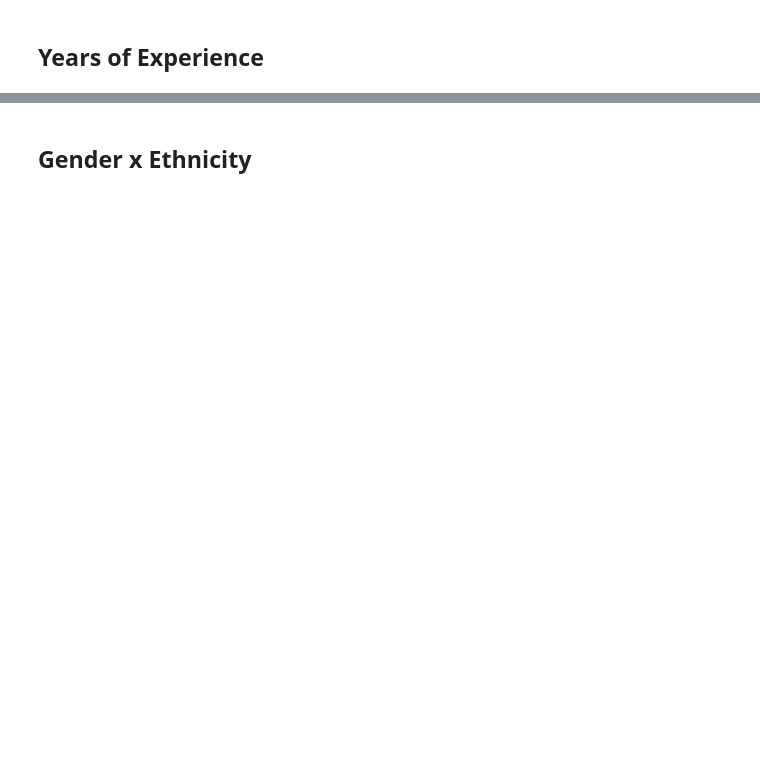
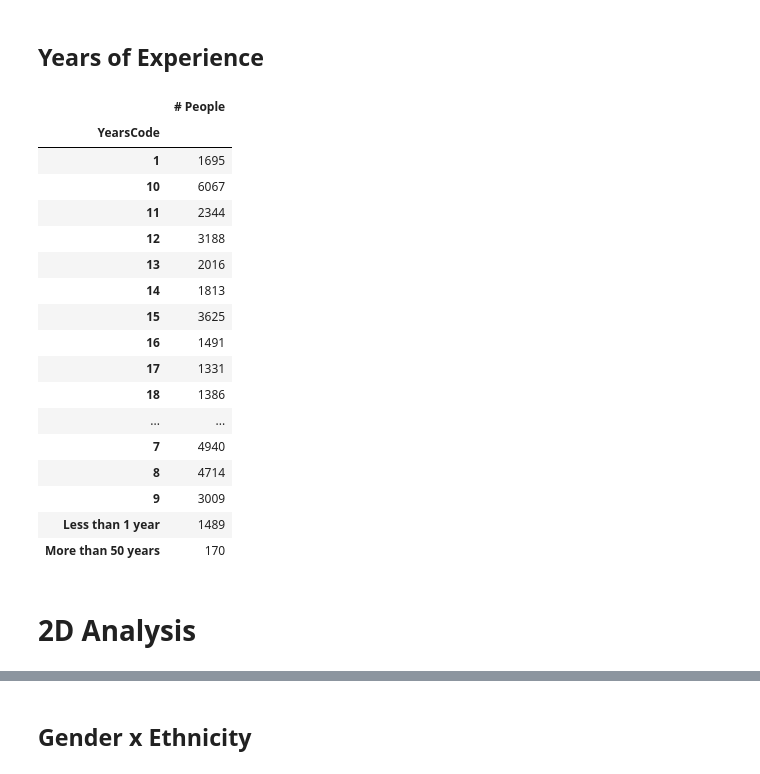
Before and after one commit to ac2596/stack-overflow-activity-analysis, a Jupyter notebook: Exploratory Analysis (simplified data) - Julie.ipynb, the cells around one changed output, grey strips where cells are left out. Drawn from its saved outputs; the diff is of its cells as text; code cells hidden in the pictures; blank space fills up the shorter version.

```diff
--- a/Exploratory Analysis (simplified data) - Julie.ipynb
+++ b/Exploratory Analysis (simplified data) - Julie.ipynb
@@ -49,7 +67,6 @@ def simplify_data(demographic_df):
     df_dict = {}
     for index, value in demographic_df.value_counts().items():
         keys = index.split(";")
-        if len(keys)
         for k in keys:
             if k in df_dict:
                 df_dict[k] += value
@@ -172,0 +221,26 @@ ethnicity_simp_df.set_index("Ethnicity")
+# %%
+years_exp_data = survey['YearsCode'].copy()
+years_exp_simp = simplify_data(years_exp_data)
+years_exp_simp_df = pandas.DataFrame(list(years_exp_simp.items()),columns=["YearsCode","# People"])
+years_exp_simp_df.set_index("YearsCode").sort_values(by=["YearsCode"])
+# %% [output]
+|  | # People |
+| YearsCode |  |
+| 1 | 1695 |
+| 10 | 6067 |
+| 11 | 2344 |
+| 12 | 3188 |
+| 13 | 2016 |
+| 14 | 1813 |
+| 15 | 3625 |
+| 16 | 1491 |
+| 17 | 1331 |
+| 18 | 1386 |
+| ... | ... |
+| 7 | 4940 |
+| 8 | 4714 |
+| 9 | 3009 |
+| Less than 1 year | 1489 |
+| More than 50 years | 170 |
+# %% [markdown]
+# 2D Analysis
```
Also changed, not shown: parts of 35 cells of this notebook, 13 other files.
